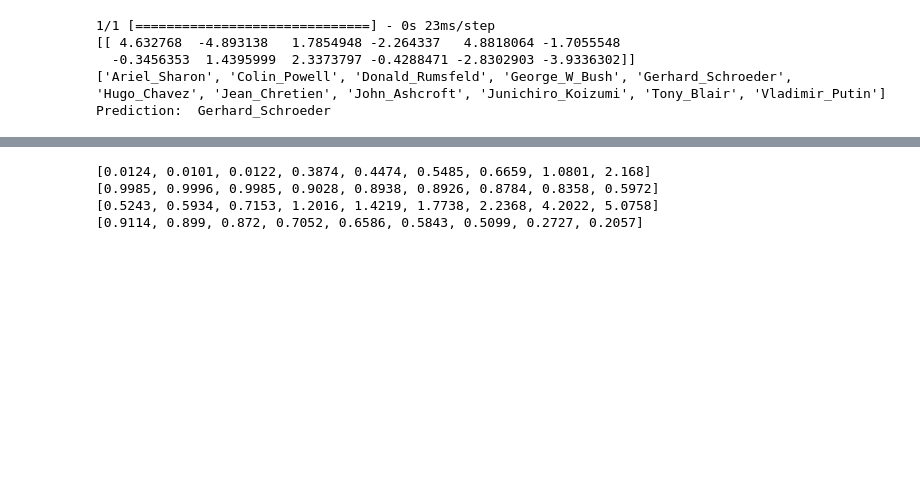
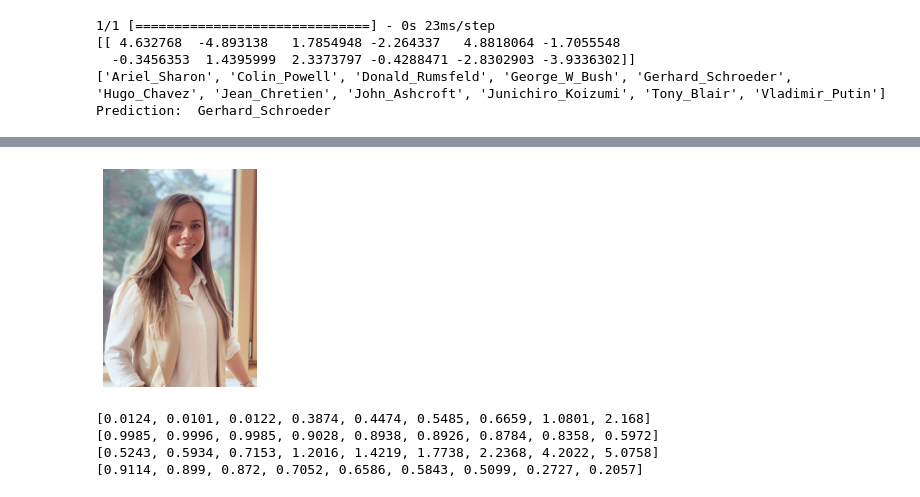
Before and after one commit to NankoCS/CelebRecognition, a Jupyter notebook: application.ipynb, the cells around one changed output, grey strips where cells are left out. Drawn from its saved outputs; the diff is of its cells as text; code cells hidden in the pictures; blank space fills up the shorter version.

```diff
--- a/application.ipynb
+++ b/application.ipynb
@@ -5,7 +5,7 @@ from tensorflow import keras
 import tensorflow as tf
 from tensorflow.keras.preprocessing import image_dataset_from_directory
 # %%
-model = keras.models.load_model('./models/RN_12C')
+model = keras.models.load_model('../OTHERS/models/RN_12C')
 # %%
 from PIL import Image
 from urllib import request
@@ -22,20 +22,21 @@ from mtcnn.mtcnn import MTCNN
 BATCH_SIZE = 32
 IMG_SIZE = (224, 224)
 # data_git for when on macbook
-directory = "./data/new_full_lfw/"
-val_directory = "./data/val_lfw/"
+directory = "../OTHERS/data/lfw_12/"
 train_dataset = image_dataset_from_directory(directory,
                                              shuffle=True,
                                              batch_size=BATCH_SIZE,
                                              image_size=IMG_SIZE,
-                                             validation_split=0,
+                                             validation_split=0.2,
+                                             subset='training',
                                              seed = 42)
                                             #  seed = 42
-validation_dataset = image_dataset_from_directory(val_directory,
+validation_dataset = image_dataset_from_directory(directory,
                                              shuffle=True,
                                              batch_size=BATCH_SIZE,
                                              image_size=IMG_SIZE,
-                                             validation_split=0,
+                                             validation_split=0.2,
+                                             subset='validation',
                                              seed = 42)
                                             #  seed = 42
 # %% [output]
@@ -46,6 +49,6 @@ Found 293 files belonging to 11 classes.
 # %%
 preprocess_input = tf.keras.applications.mobilenet_v2.preprocess_input
 # %%
-# img.resize((224,224,3))
-# img = np.expand_dims(img, axis = 0)
-# face_pp = preprocess_input(img)
+img.resize((224,224,3))
+img = np.expand_dims(img, axis = 0)
+face_pp = preprocess_input(img)
@@ -222,0 +244,4 @@ Prediction:  Gerhard_Schroeder
+# %%
+anastasia_volkova = "https://aavolkova.files.wordpress.com/2021/01/ac83eadb-52cd-44d7-9d0d-1981cf36c554.jpeg"
+make_prediction(anastasia_volkova)
+# %% [output]
@@ -223,3 +266,4 @@ Prediction:  Gerhard_Schroeder
+[figure, added]
 # %%
 classes = [13, 21, 24, 39, 57, 102, 781, 901, 5749]
 
```
Also changed, not shown: parts of 9 cells of this notebook, 1 other file.
